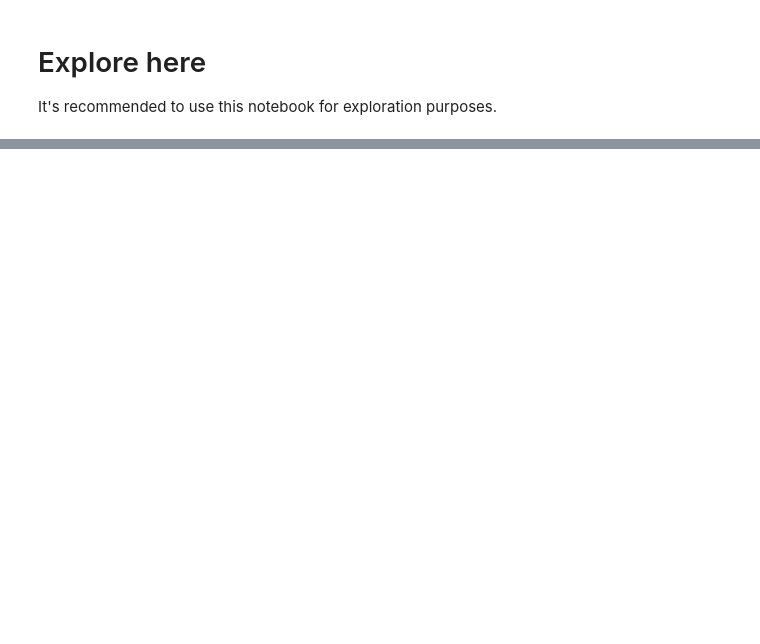
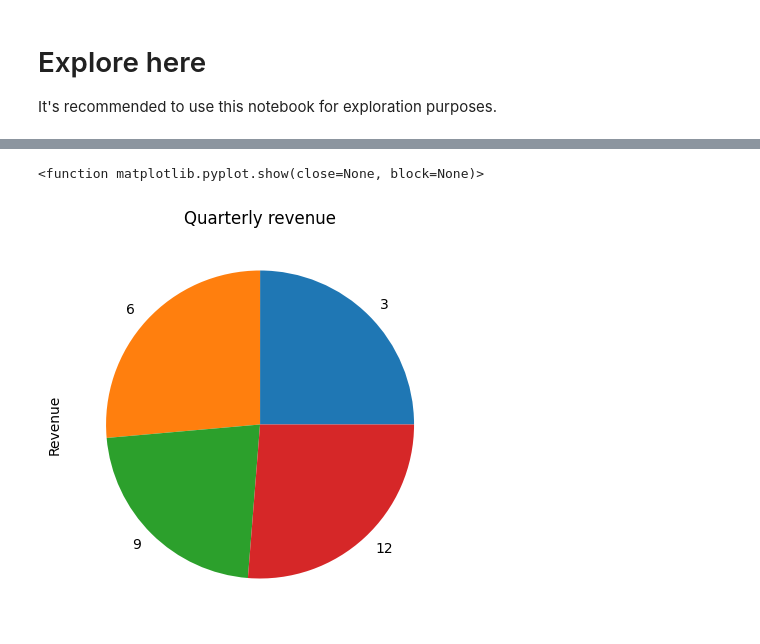
Before and after one commit to Elisag28/web-scraping-project-tutorial, a Jupyter notebook: src/explore.ipynb, the cells around one changed output, grey strips where cells are left out. Cells and saved outputs as stored; diff of their text form; code cells hidden in the pictures; blank space fills up the shorter version.

```diff
--- a/src/explore.ipynb
+++ b/src/explore.ipynb
@@ -20,0 +113,8 @@ tab = data_text.find_all("table")
+# %%
+monthly_revenue = tesla_quarterly.groupby(tesla_quarterly.Date.dt.month)['Revenue'].sum()
+monthly_revenue.plot.pie(figsize=(10, 5))
+plt.title('Quarterly revenue')
+plt.show
+# %% [output]
+<function matplotlib.pyplot.show(close=None, block=None)>
+[figure, added]
```
Also changed, not shown: parts of 9 cells of this notebook, 2 other files.
